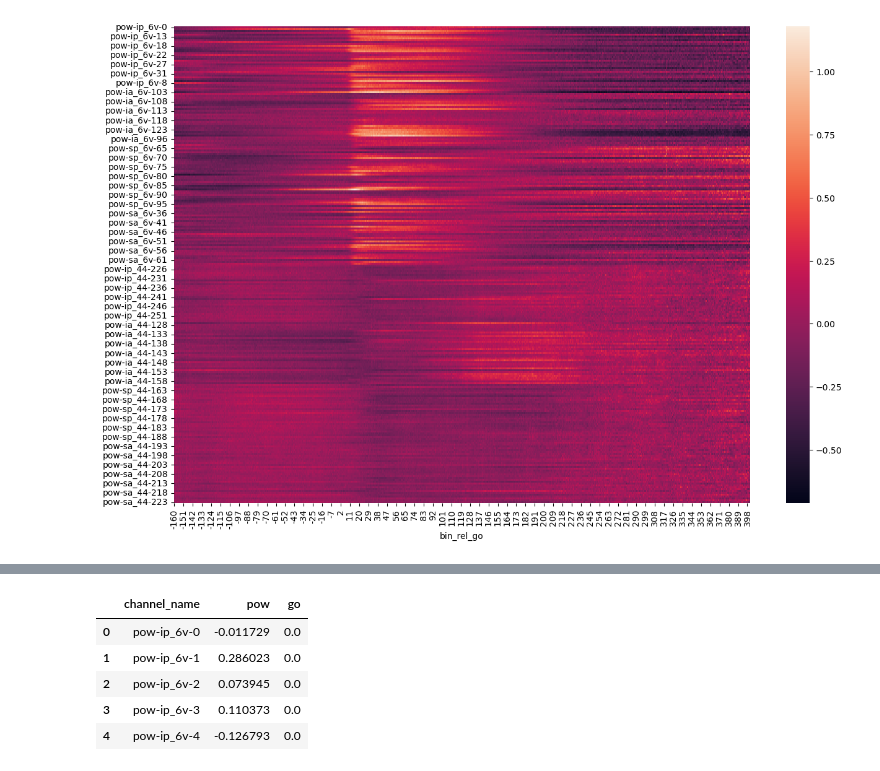
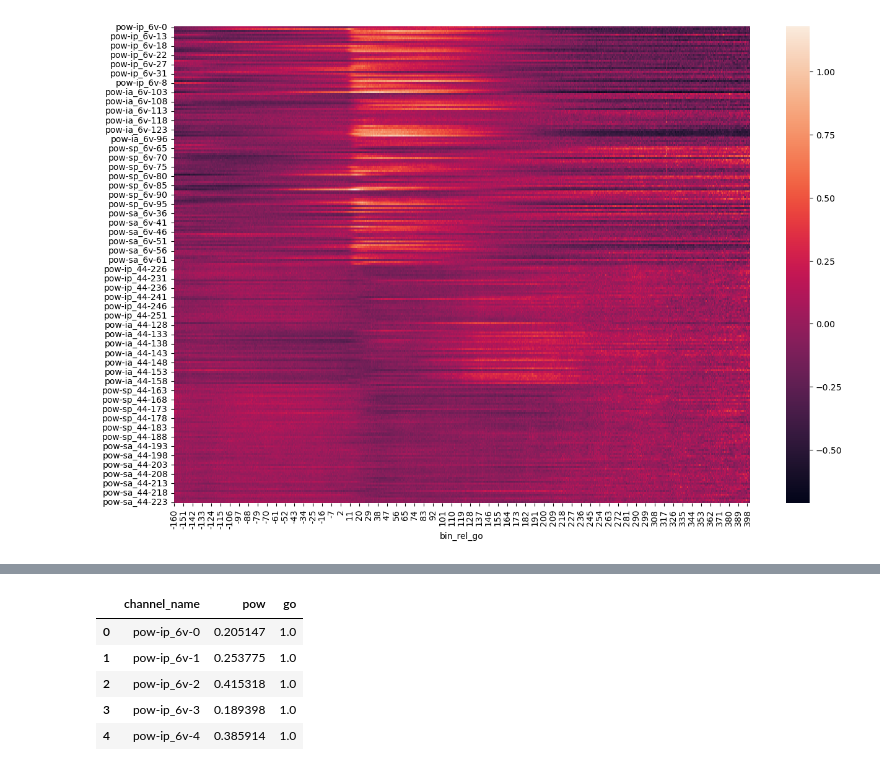
Before and after one commit to ebrahimfeghhi/broca_analyses, a Jupyter notebook: notebooks/analyze_sentences.ipynb, the cells around one changed output, grey strips where cells are left out. Cells and saved outputs as stored; diff of their text form; code cells hidden in the pictures.

```diff
--- a/notebooks/analyze_sentences.ipynb
+++ b/notebooks/analyze_sentences.ipynb
@@ -370,4 +366,4 @@ def count_words(sentence):
     return len(sentence.split())
 
 # Create a new column with the length of each sentence in number of words
-all_sessions_chang_delay_go.loc[:, 'sentence_length'] = all_sessions_chang_delay_go['sentences'].apply(count_words)
+all_sessions_chang_delay_go.loc[:, 'sentence_length'] = all_sessions_chang_delay_go['stimuli'].apply(count_words)
@@ -420,11 +422,11 @@ go_activity_averaged = go_activity[sp_columns].mean().reset_index()
 go_activity_averaged.columns = ['channel_name', 'pow']
 go_activity_averaged['go'] = np.ones(256)
 # %%
-combined_averaged_data.head()
+go_activity_averaged.head()
 # %% [output]
 |  | channel_name | pow | go |
-| 0 | pow-ip_6v-0 | -0.011729 | 0.0 |
-| 1 | pow-ip_6v-1 | 0.286023 | 0.0 |
-| 2 | pow-ip_6v-2 | 0.073945 | 0.0 |
-| 3 | pow-ip_6v-3 | 0.110373 | 0.0 |
-| 4 | pow-ip_6v-4 | -0.126793 | 0.0 |
+| 0 | pow-ip_6v-0 | 0.205147 | 1.0 |
+| 1 | pow-ip_6v-1 | 0.253775 | 1.0 |
+| 2 | pow-ip_6v-2 | 0.415318 | 1.0 |
+| 3 | pow-ip_6v-3 | 0.189398 | 1.0 |
+| 4 | pow-ip_6v-4 | 0.385914 | 1.0 |
```
Also changed, not shown: parts of 18 cells of this notebook, 58 other files.
